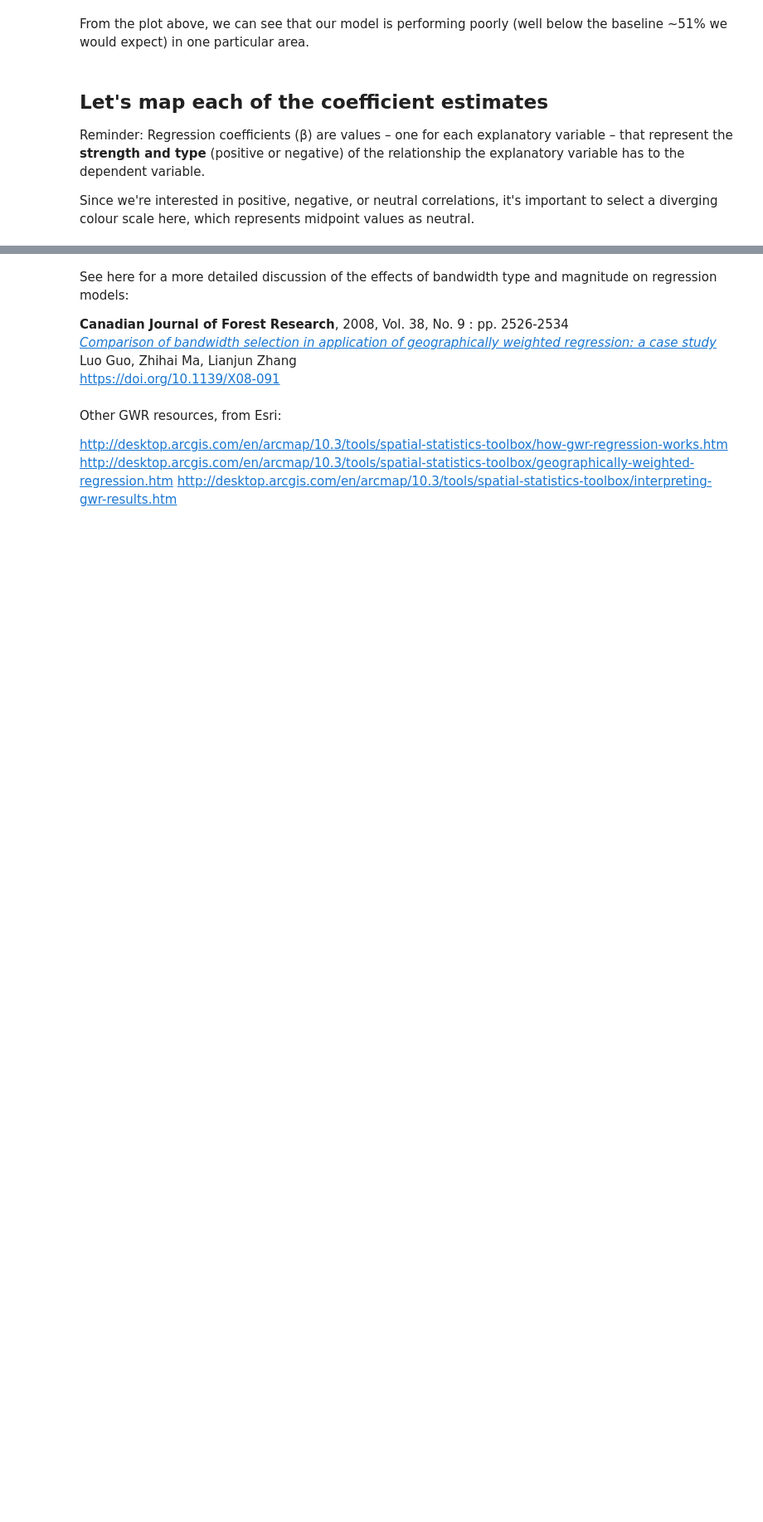
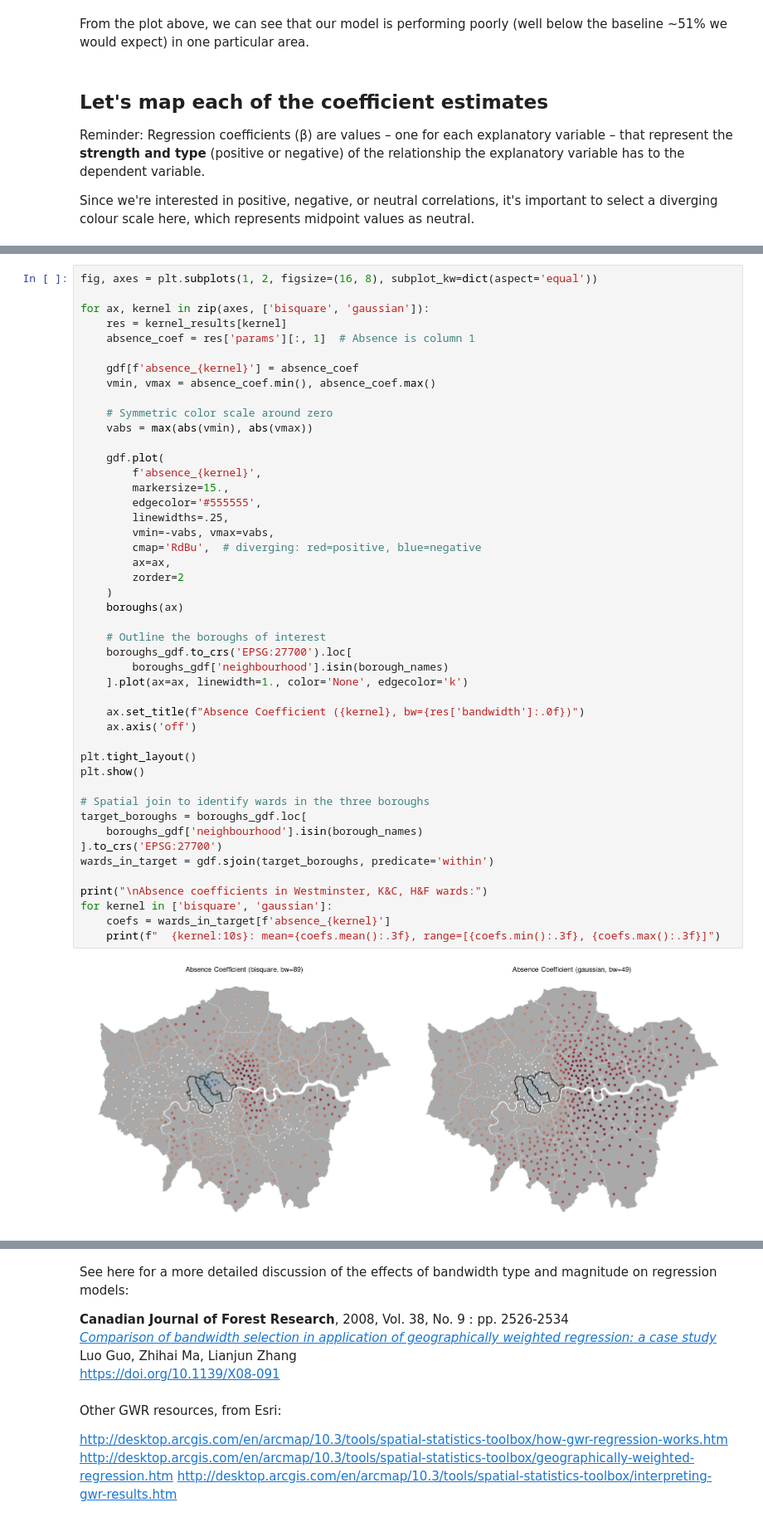
Before and after one commit to urschrei/Geopython, a Jupyter notebook: geographically_weighted_regression.ipynb, the cells around one changed output, grey strips where cells are left out. Shown at 83% size. Saved outputs shown, nothing was run; the diff lists cells and outputs as text; blank space fills up the shorter version.

```diff
--- a/geographically_weighted_regression.ipynb
+++ b/geographically_weighted_regression.ipynb
@@ -466,0 +492,48 @@ Maintaining the bandwidth around 89 by using a bisquare kernel, but carrying out
+# %%
+fig, axes = plt.subplots(1, 2, figsize=(16, 8), subplot_kw=dict(aspect='equal'))
+
+for ax, kernel in zip(axes, ['bisquare', 'gaussian']):
+    res = kernel_results[kernel]
+    absence_coef = res['params'][:, 1]  # Absence is column 1
+
+    gdf[f'absence_{kernel}'] = absence_coef
+    vmin, vmax = absence_coef.min(), absence_coef.max()
+
+    # Symmetric color scale around zero
+    vabs = max(abs(vmin), abs(vmax))
+
+    gdf.plot(
+        f'absence_{kernel}',
+        markersize=15.,
+        edgecolor='#555555',
+        linewidths=.25,
+        vmin=-vabs, vmax=vabs,
+        cmap='RdBu',  # diverging: red=positive, blue=negative
+        ax=ax,
+        zorder=2
+    )
+    boroughs(ax)
+
+    # Outline the boroughs of interest
+    boroughs_gdf.to_crs('EPSG:27700').loc[
+        boroughs_gdf['neighbourhood'].isin(borough_names)
+    ].plot(ax=ax, linewidth=1., color='None', edgecolor='k')
+
+    ax.set_title(f"Absence Coefficient ({kernel}, bw={res['bandwidth']:.0f})")
+    ax.axis('off')
+
+plt.tight_layout()
+plt.show()
+
+# Spatial join to identify wards in the three boroughs
+target_boroughs = boroughs_gdf.loc[
+    boroughs_gdf['neighbourhood'].isin(borough_names)
+].to_crs('EPSG:27700')
+wards_in_target = gdf.sjoin(target_boroughs, predicate='within')
+
+print("\nAbsence coefficients in Westminster, K&C, H&F wards:")
+for kernel in ['bisquare', 'gaussian']:
+    coefs = wards_in_target[f'absence_{kernel}']
+    print(f"  {kernel:10s}: mean={coefs.mean():.3f}, range=[{coefs.min():.3f}, {coefs.max():.3f}]")
+# %% [output]
+[figure, added]
```
Also changed, not shown: parts of 23 cells of this notebook.
